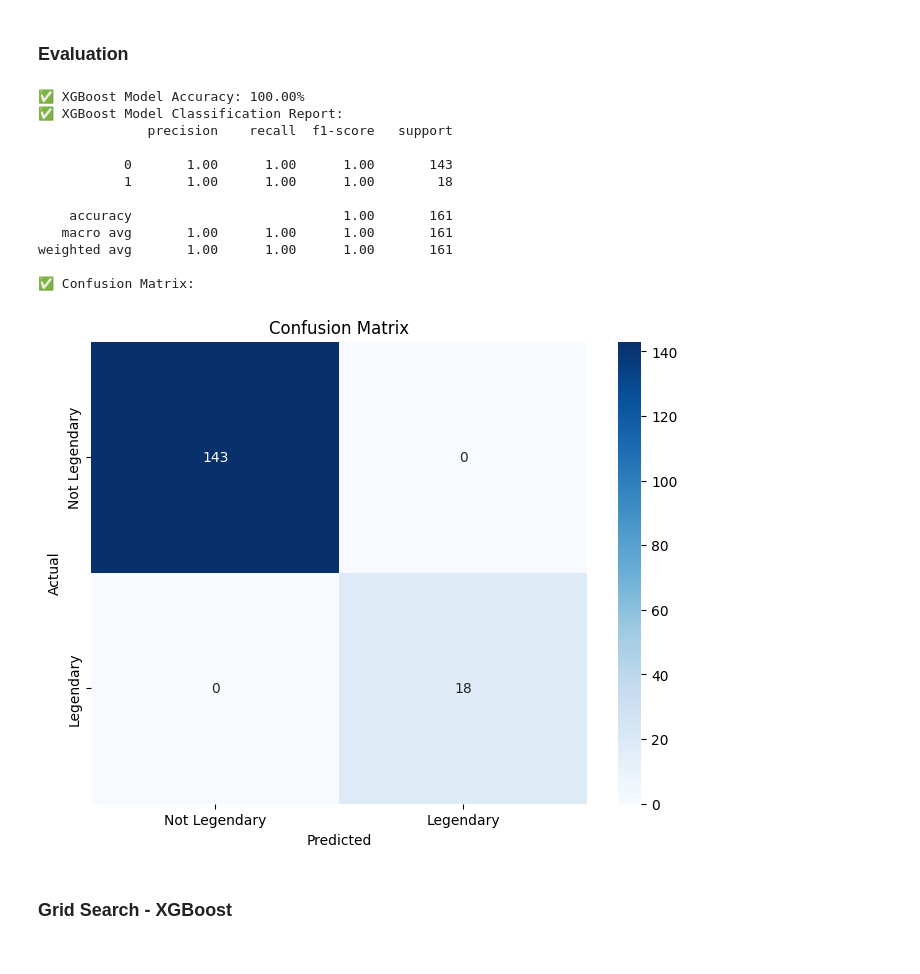
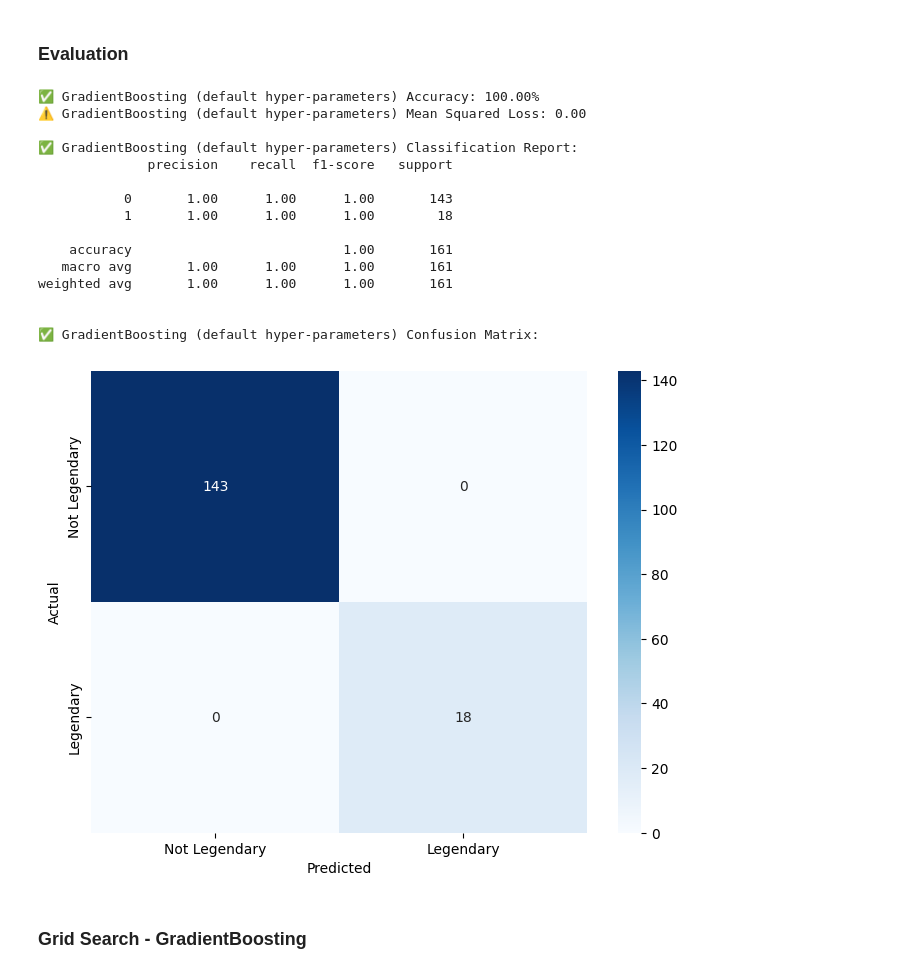
Before and after one commit to OrenChouraki06/projet-legendary-pokemon, a Jupyter notebook: legendary_pokemon_classification.ipynb, the cells around one changed output. Saved outputs shown, nothing was run; the diff lists cells and outputs as text; code cells hidden in the pictures.

```diff
--- a/legendary_pokemon_classification.ipynb
+++ b/legendary_pokemon_classification.ipynb
@@ -917,32 +963,32 @@ weighted avg       0.98      0.98      0.98       161
 # %% [markdown]
 ### Train and predict
 # %%
-# create xgboost model
-xgboost_model = GradientBoostingClassifier(random_state=xgboost_random_state,
+# create gboost model
+gboost_model = GradientBoostingClassifier(random_state=gboost_random_state,
                                            n_estimators=xgbost_n_estimators,
                                            max_depth=xg_boost_max_depth,
-                                           min_samples_split=xgboost_min_samples_split,
-                                           verbose=xgboost_verbose)
+                                           min_samples_split=gboost_min_samples_split,
+                                           verbose=gboost_verbose)
 
 # full pipleline
-xgboost_pipeline = Pipeline(steps=[
+gboost_pipeline = Pipeline(steps=[
     ('preprocessor', preprocessor),
-    ('classifier', xgboost_model)
+    ('classifier', gboost_model)
 ])
-print(f"✅ XGBoost training pipeline has been created.")
+print(f"✅ GradientBoosting training pipeline has been created.")
 
 # train pipeline with train dataset
-xgboost_pipeline.fit(X_train, y_train)
-print(f"✅ XGBoost model has been trained using training dataset.")
+gboost_pipeline.fit(X_train, y_train)
+print(f"\n✅ GradientBoosting model has been trained using training dataset.")
 
-xgboost_model_size = estimate_model_size(xgboost_model)
-print(f"        Estimated size of XGBoost (default hyper parameters) model : {xgboost_model_size:.2f} Kb.")
+gboost_model_size = estimate_model_size(gboost_model)
+print(f"        Estimated size of gboost (default hyper parameters) model : {gboost_model_size:.2f} Kb.")
 
-xgboost_depths = [tree.tree_.max_depth for stage in xgboost_model.estimators_ for tree in stage]
-print(f"        Number of Trees : {len(xgboost_depths)}.")
-print(f"        Max Depth : {np.max(xgboost_depths)}.")
+gboost_depths = [tree.tree_.max_depth for stage in gboost_model.estimators_ for tree in stage]
+print(f"        Number of Trees : {len(gboost_depths)}.")
+print(f"        Max Depth : {np.max(gboost_depths)}.")
 
 # predict with test dataset
-y_pred = xgboost_pipeline.predict(X_test)
-print(f"✅ XGBoost prediction using test dataset completed.")
+y_pred = gboost_pipeline.predict(X_test)
+print(f"\n✅ GradientBoosting prediction using test dataset completed.")
 # %% [output]
@@ -967,39 +1013,45 @@ print(f"✅ XGBoost prediction using test dataset completed.")
 ### Evaluation
 # %%
 # Display accuracy score
-xgboost_accuracy = accuracy_score(y_test, y_pred)
-print(f"✅ XGBoost Model Accuracy: {xgboost_accuracy*100:.2f}%")
+gboost_accuracy = accuracy_score(y_test, y_pred)
+print(f"✅ GradientBoosting (default hyper-parameters) Accuracy: {gboost_accuracy*100:.2f}%")
+
+# Display mse loss
+gboost_mseloss = mean_squared_error(y_test, y_pred)
+print(f"⚠️ GradientBoosting (default hyper-parameters) Mean Squared Loss: {gboost_mseloss:.2f}")
 
 # Display classification report
-print(f"✅ XGBoost Model Classification Report:")
+print(f"\n✅ GradientBoosting (default hyper-parameters) Classification Report:")
 cr = classification_report(y_test, y_pred)
 print(cr)
 
 # Display confusion matrix
-print(f"✅ Confusion Matrix:")
+print(f"\n✅ GradientBoosting (default hyper-parameters) Confusion Matrix:")
 cm = confusion_matrix(y_test, y_pred)
 plt.figure(figsize=(8, 6))
 sns.heatmap(cm, annot=True, fmt='d', cmap='Blues',
             xticklabels=['Not Legendary', 'Legendary'],
             yticklabels=['Not Legendary', 'Legendary'])
-plt.title("Confusion Matrix")
 plt.xlabel("Predicted")
 plt.ylabel("Actual")
 plt.show()
 # %% [output]
-✅ XGBoost Model Accuracy: 100.00%
-✅ XGBoost Model Classification Report:
+✅ GradientBoosting (default hyper-parameters) Accuracy: 100.00%
+⚠️ GradientBoosting (default hyper-parameters) Mean Squared Loss: 0.00
+
+✅ GradientBoosting (default hyper-parameters) Classification Report:
               precision    recall  f1-score   support
 
            0       1.00      1.00      1.00       143
            1       1.00      1.00      1.00        18
 
     accuracy                           1.00       161
    macro avg       1.00      1.00      1.00       161
 weighted avg       1.00      1.00      1.00       161
 
-✅ Confusion Matrix:
+
+✅ GradientBoosting (default hyper-parameters) Confusion Matrix:
-[figure, old version]
+[figure, new version]
 # %% [markdown]
-### Grid Search - XGBoost
+### Grid Search - GradientBoosting
 # %%
```
Also changed, not shown: parts of 21 cells of this notebook, 1 other file.
